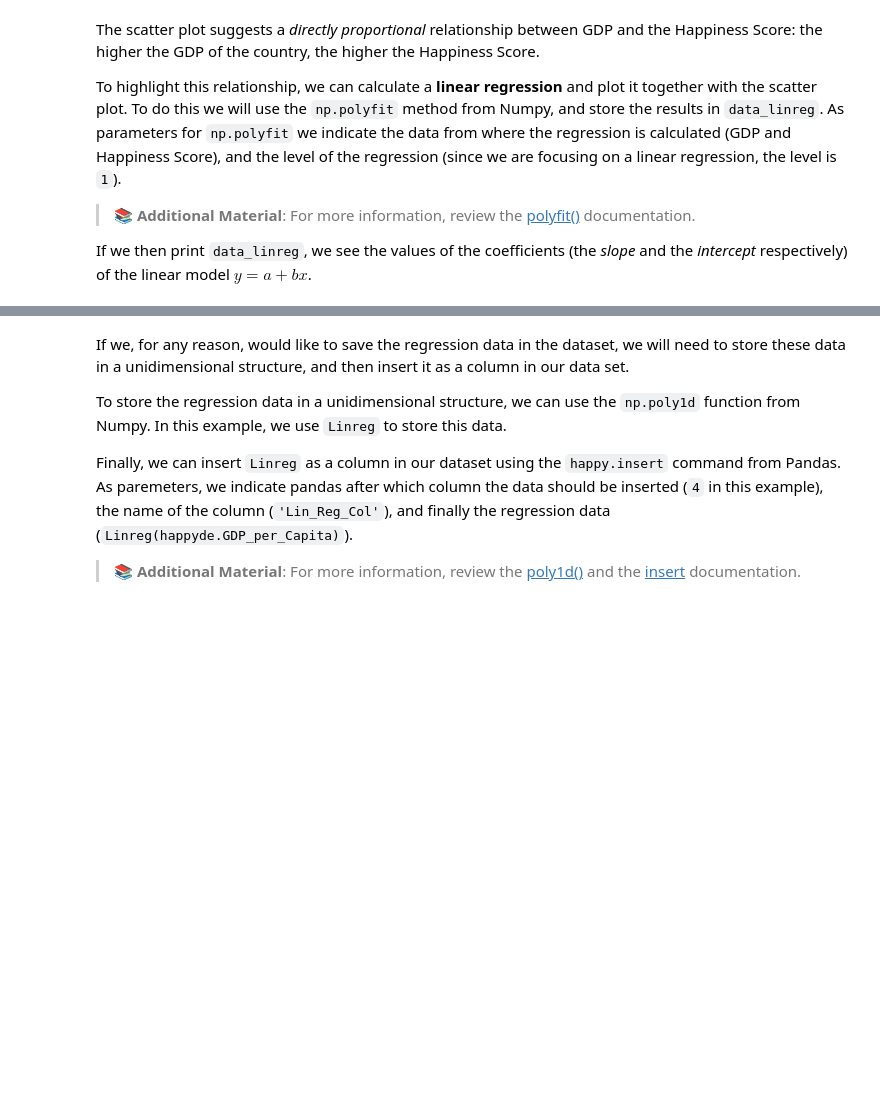
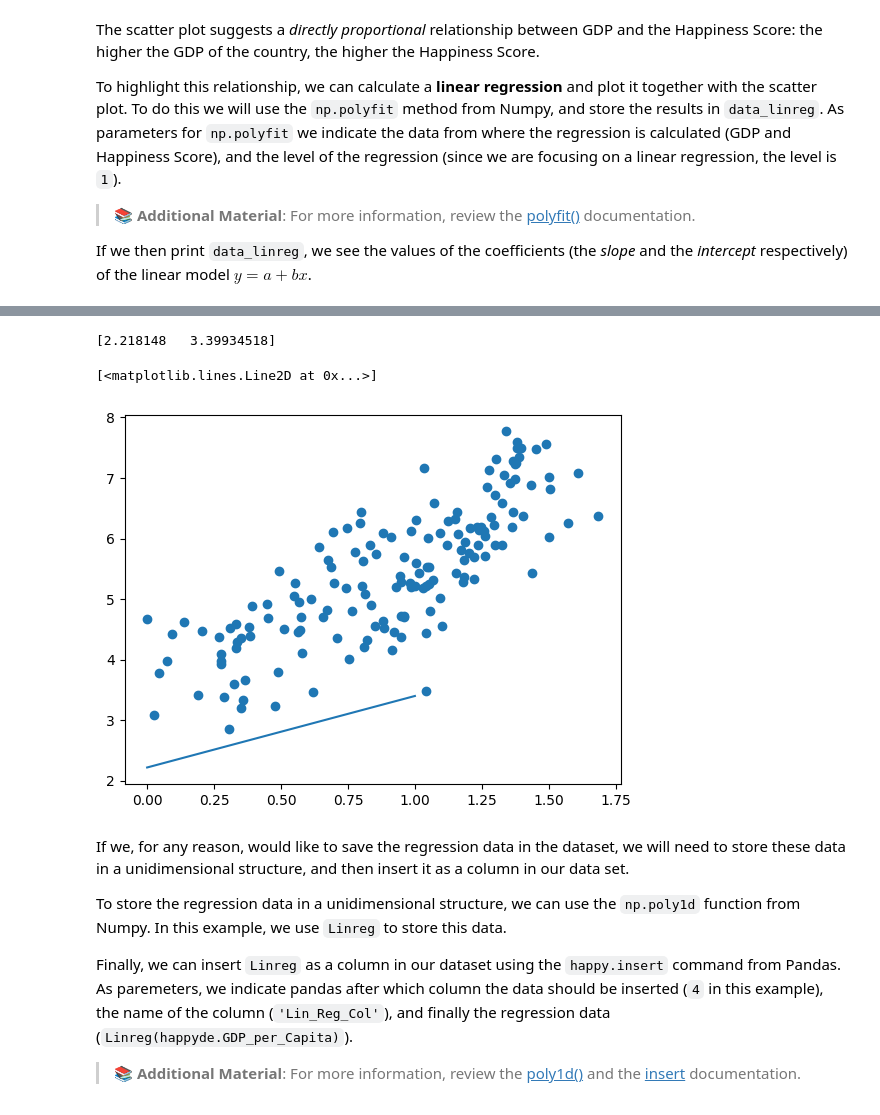
Before and after one commit to NEAAA4/DV1604_G7, a Jupyter notebook: Lab2/Statistical Analysis.ipynb, the cells around one changed output, grey strips where cells are left out. Drawn from its saved outputs; the diff is of its cells as text; code cells hidden in the pictures; blank space fills up the shorter version.

```diff
--- a/Lab2/Statistical Analysis.ipynb
+++ b/Lab2/Statistical Analysis.ipynb
@@ -229,3 +243,17 @@ If we then print `data_linreg`, we see the values of the coefficients (the *slop
+# %%
+# calculate the linear regression
+# add your code here
+fig = mpl.figure()
+ax = fig.add_subplot()
+x, y = data["GDP_per_capita"], data["Score"]
+ax.scatter(x,y)
+data_linreg = np.polyfit(x,y, 1)
+print(data_linreg)
+ax.plot(data_linreg)
+# %% [output]
+[2.218148   3.39934518]
+[<matplotlib.lines.Line2D at 0x...>]
+[figure, added]
 # %% [markdown]
 If we, for any reason, would like to save the regression data in the dataset, we will need to store these data in a unidimensional structure, and then insert it as a column in our data set.
 
```
Also changed, not shown: parts of 20 cells of this notebook, 9 other files.
